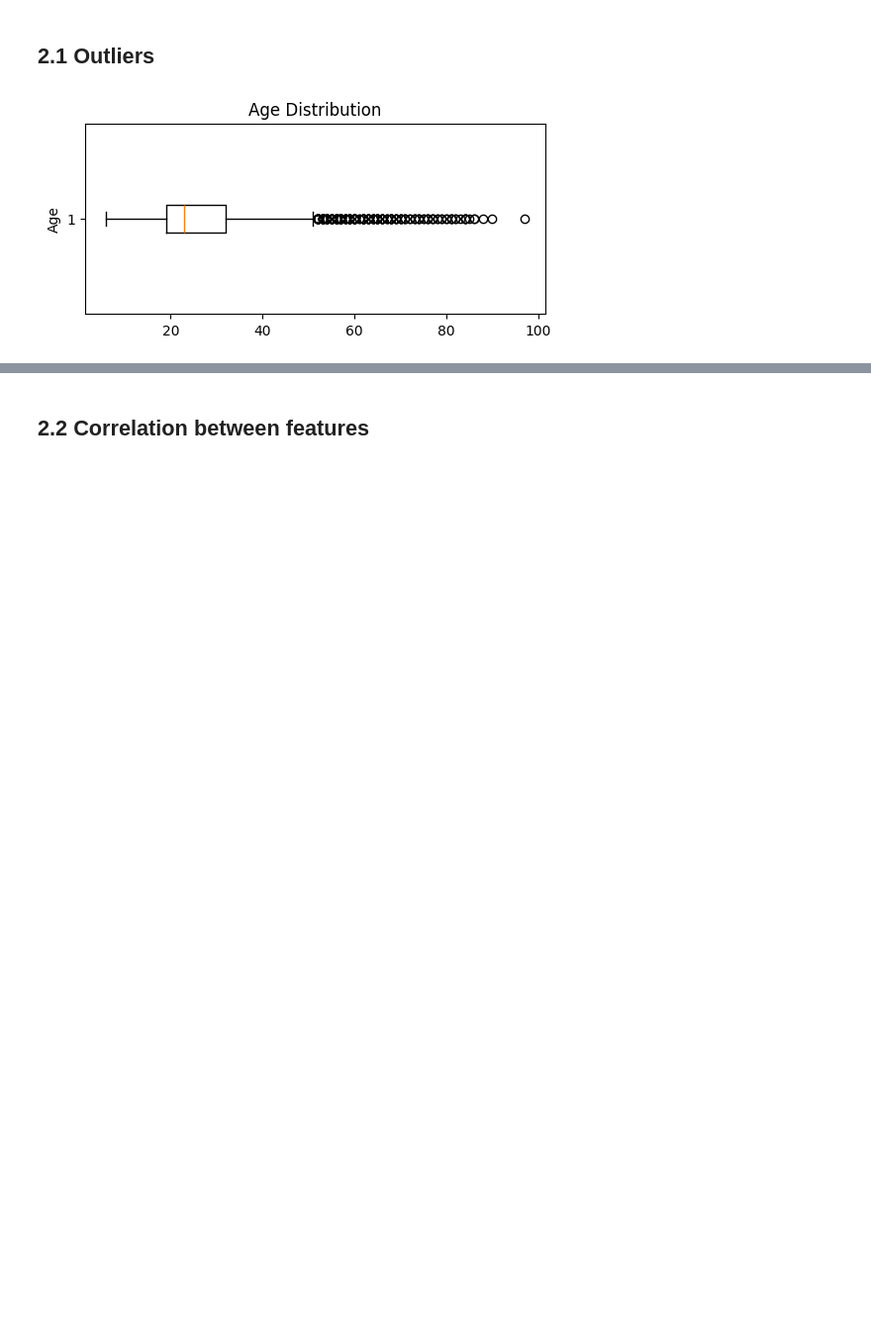
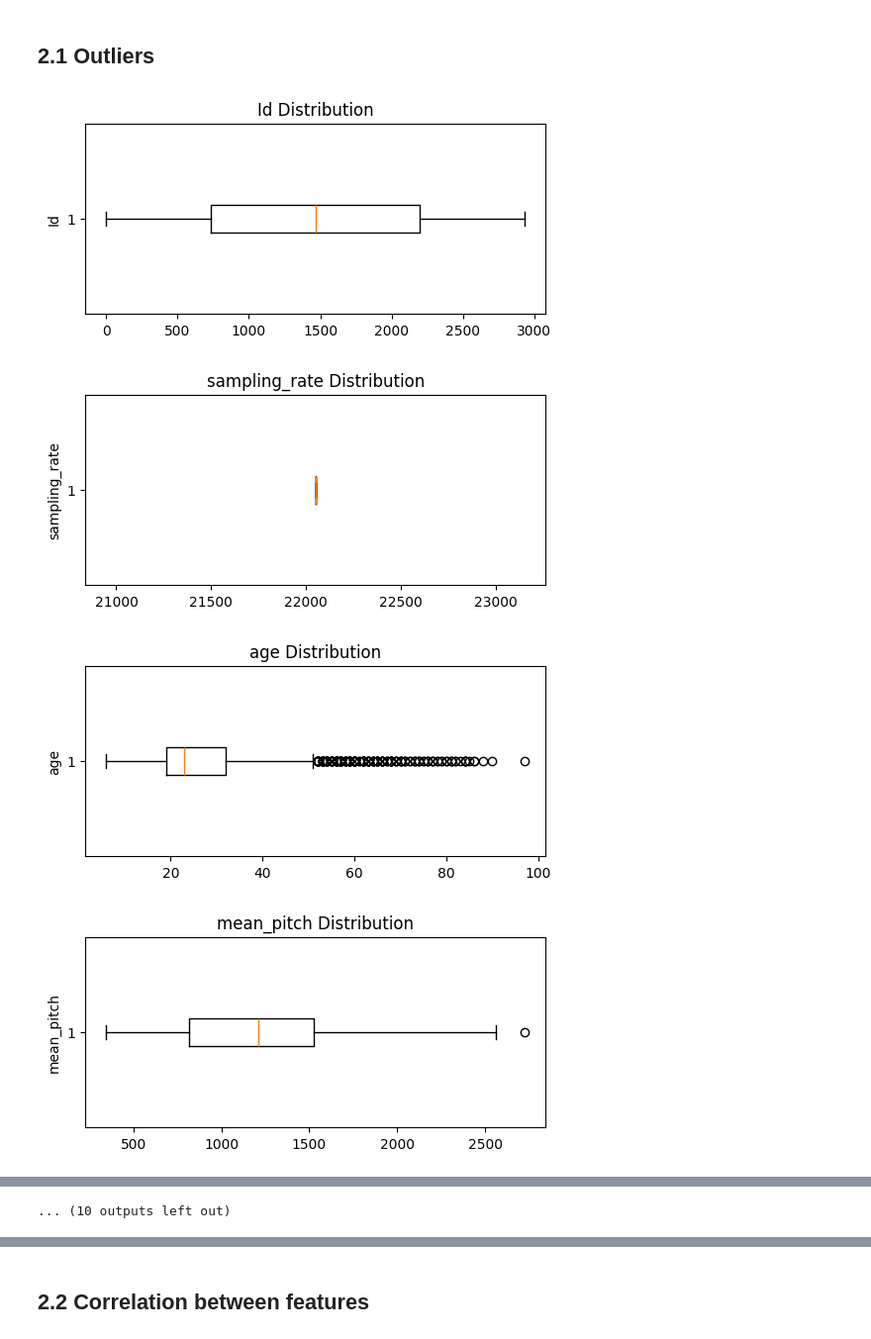
Before and after one commit to d4darius/DSL-AgeDetection, a Jupyter notebook: DSL-AgeDetection.ipynb, the cells around one changed output, grey strips where cells are left out. Shown at 99% size. Cells and saved outputs as stored; diff of their text form; code cells hidden in the pictures; blank space fills up the shorter version.

```diff
--- a/DSL-AgeDetection.ipynb
+++ b/DSL-AgeDetection.ipynb
@@ -74,18 +84,24 @@ def get_features(row):
     if os.path.isfile(file_path):
         y, sr = librosa.load(file_path, sr=row['sampling_rate'])
         mfcc = librosa.feature.mfcc(y=y, sr=sr, n_mfcc=10)
-        mfcc_mean = np.mean(np.mean(mfcc, axis=1) )
-        return librosa.get_duration(y=y, sr=sr), mfcc_mean
-    return np.nan, np.nan, np.nan
+        mfcc_mean = np.mean(np.mean(mfcc, axis=1))
+        spectral_contrast = librosa.feature.spectral_contrast(y=y, sr=sr)
+        spectral_contrast_mean = np.mean(np.mean(spectral_contrast, axis=1))
+        spectral_flatness = librosa.feature.spectral_flatness(y=y)
+        spectral_flatness_mean = np.mean(np.mean(spectral_flatness, axis=1))
+        spectral_rolloff = librosa.feature.spectral_rolloff(y=y, sr=sr)
+        spectral_rolloff_mean = np.mean(np.mean(spectral_rolloff, axis=1))
+        return librosa.get_duration(y=y, sr=sr), mfcc_mean, spectral_contrast_mean, spectral_flatness_mean, spectral_rolloff_mean
+    return np.nan, np.nan, np.nan, np.nan, np.nan
 # %%
-dev_df[['duration', 'mfcc_mean' ]] = dev_df.apply(get_features, axis=1, result_type='expand')
-eval_df[['duration', 'mfcc_mean']] = eval_df.apply(get_features, axis=1, result_type='expand')
+dev_df[['duration', 'mfcc_mean',  'constrast', 'flatness' ,'roloff' ]] = dev_df.apply(get_features, axis=1, result_type='expand')
+eval_df[['duration', 'mfcc_mean', 'constrast', 'flatness' ,'roloff']] = eval_df.apply(get_features, axis=1, result_type='expand')
 # %%
 # define a copy of the df to work on
 df = dev_df.copy()
 # %%
-df['tempo'] = df['tempo'].str.replace('[', '').str.replace(']', '').astype('float')
-eval_df['tempo'] = eval_df['tempo'].str.replace('[', '').str.replace(']', '').astype('float')
+df['tempo'] = df['tempo'].str.replace('[', '').str.replace(']', '').astype('float64')
+eval_df['tempo'] = eval_df['tempo'].str.replace('[', '').str.replace(']', '').astype('float64')
 df['tempo']
 # %% [output]
 0       151.999081
@@ -115,10 +132,14 @@ df.describe()
 # %% [markdown]
 ## 2.1 Outliers
 # %%
-plt.figure(figsize=(6, 2.5))
-plt.boxplot(dev_df['age'], vert = False)
-plt.title('Age Distribution')
-plt.ylabel('Age')
-plt.show()
+for c in df.select_dtypes(include=['float64', 'int64']).columns:
+    plt.figure(figsize=(6, 2.5))
+    plt.boxplot(df[c], vert = False)
+    plt.title(f'{c} Distribution')
+    plt.ylabel(f'{c}')
+    plt.show()
 # %% [output]
-[figure, old version]
+[figure, new version]
+[figure, added]
+[figure, added]
+[figure, added]
@@ -124,0 +154 @@ plt.show()
+... (10 outputs left out)
```
Also changed, not shown: parts of 27 cells of this notebook, 1 other file.
